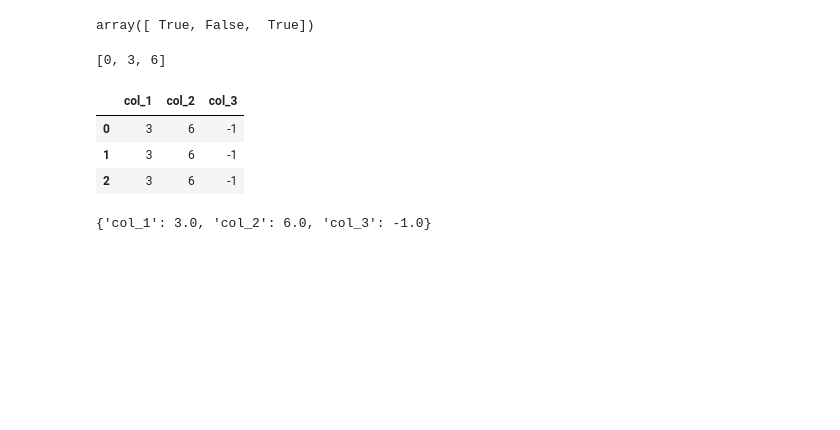
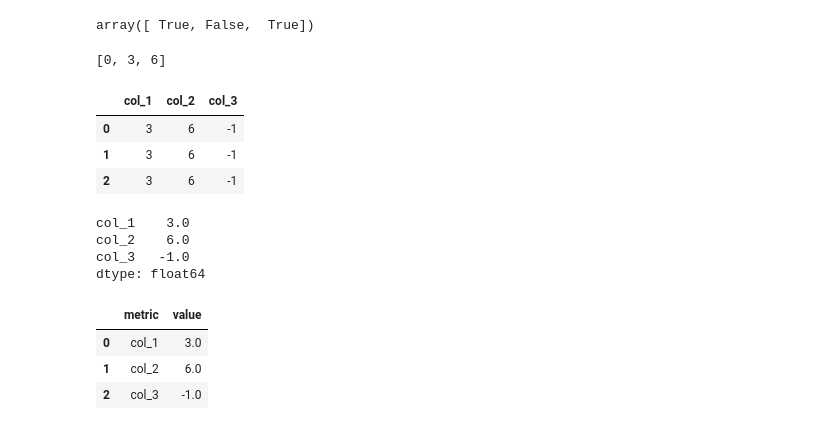
Before and after one commit to shortery/dp-dm-codes, a Jupyter notebook: src/playground.ipynb, the cells around one changed output. Drawn from its saved outputs; the diff is of its cells as text; code cells hidden in the pictures; blank space fills up the shorter version.

```diff
--- a/src/playground.ipynb
+++ b/src/playground.ipynb
@@ -211,7 +211,20 @@ pd.DataFrame(foo_dict_list)
 | 0 | 3 | 6 | -1 |
 | 1 | 3 | 6 | -1 |
 | 2 | 3 | 6 | -1 |
+# %%
+foo_dict_df = pd.DataFrame(foo_dict_list).mean()
+foo_dict_df
+# %% [output]
+col_1    3.0
+col_2    6.0
+col_3   -1.0
+dtype: float64
+# %%
+foo_dict_df.to_frame(name="value").reset_index(names="metric")
+# %% [output]
+|  | metric | value |
+| 0 | col_1 | 3.0 |
+| 1 | col_2 | 6.0 |
+| 2 | col_3 | -1.0 |
 # %%
-pd.DataFrame(foo_dict_list).mean().to_dict()
+foo_dicts = pd.DataFrame(foo_dict_list).mean().to_dict()
-# %% [output]
-{'col_1': 3.0, 'col_2': 6.0, 'col_3': -1.0}
```
Also changed, not shown: parts of 10 cells of this notebook, 4 other files.
